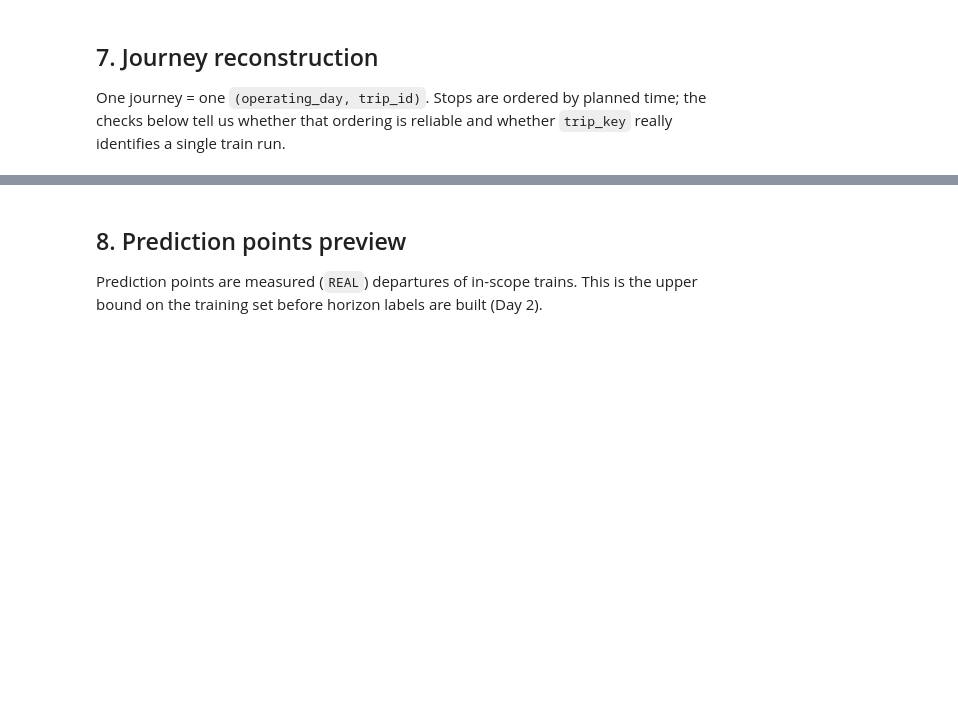
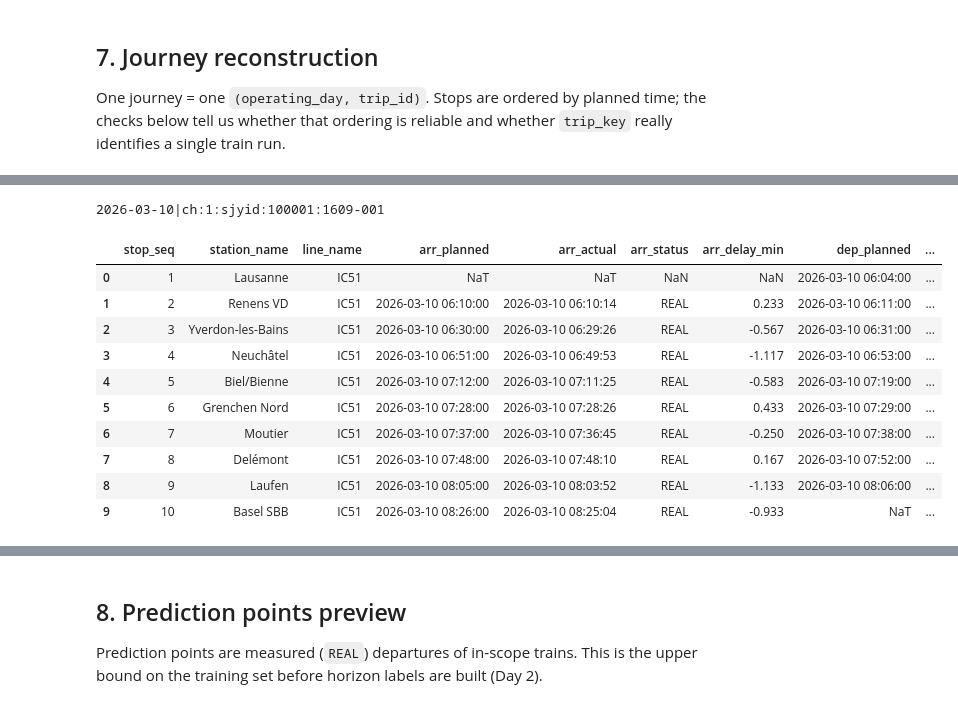
Before and after one commit to selim-ba/ml-train-delay, a Jupyter notebook: notebooks/01-data-quality.ipynb, the cells around one changed output, grey strips where cells are left out. Cells and saved outputs as stored; diff of their text form; code cells hidden in the pictures; blank space fills up the shorter version.

```diff
--- a/notebooks/01-data-quality.ipynb
+++ b/notebooks/01-data-quality.ipynb
@@ -371,15 +851,29 @@ fig.show()
 # %%
-# One example journey: a long IC run on a busy weekday
+# 7.6 One example journey: a long domestic IC run on a weekday
 example = q("""
 SELECT trip_key FROM journeys
-WHERE category = 'IC' AND is_swiss AND n_stops >= 10 AND operating_day = DATE '2026-03-10'
-GROUP BY trip_key ORDER BY trip_key LIMIT 1
+WHERE category = 'IC' AND n_stops >= 10 AND operating_day = DATE '2026-03-10'
+GROUP BY trip_key HAVING bool_and(is_swiss)   -- domestic run only
+ORDER BY trip_key LIMIT 1
 """)["trip_key"][0]
 trip = q(f"""
 SELECT stop_seq, station_name, line_name, arr_planned, arr_actual, arr_status, arr_delay_min,
        dep_planned, dep_actual, dep_status, dep_delay_min, is_cancelled
 FROM journeys WHERE trip_key = '{example}' ORDER BY stop_seq
 """)
 print(example)
 trip
+# %% [output]
+2026-03-10|ch:1:sjyid:100001:1609-001
+|  | stop_seq | station_name | line_name | arr_planned | arr_actual | arr_status | arr_delay_min | dep_planned | ... |
+| 0 | 1 | Lausanne | IC51 | NaT | NaT | NaN | NaN | 2026-03-10 06:04:00 | ... |
+| 1 | 2 | Renens VD | IC51 | 2026-03-10 06:10:00 | 2026-03-10 06:10:14 | REAL | 0.233 | 2026-03-10 06:11:00 | ... |
+| 2 | 3 | Yverdon-les-Bains | IC51 | 2026-03-10 06:30:00 | 2026-03-10 06:29:26 | REAL | -0.567 | 2026-03-10 06:31:00 | ... |
+| 3 | 4 | Neuchâtel | IC51 | 2026-03-10 06:51:00 | 2026-03-10 06:49:53 | REAL | -1.117 | 2026-03-10 06:53:00 | ... |
+| 4 | 5 | Biel/Bienne | IC51 | 2026-03-10 07:12:00 | 2026-03-10 07:11:25 | REAL | -0.583 | 2026-03-10 07:19:00 | ... |
+| 5 | 6 | Grenchen Nord | IC51 | 2026-03-10 07:28:00 | 2026-03-10 07:28:26 | REAL | 0.433 | 2026-03-10 07:29:00 | ... |
+| 6 | 7 | Moutier | IC51 | 2026-03-10 07:37:00 | 2026-03-10 07:36:45 | REAL | -0.250 | 2026-03-10 07:38:00 | ... |
+| 7 | 8 | Delémont | IC51 | 2026-03-10 07:48:00 | 2026-03-10 07:48:10 | REAL | 0.167 | 2026-03-10 07:52:00 | ... |
+| 8 | 9 | Laufen | IC51 | 2026-03-10 08:05:00 | 2026-03-10 08:03:52 | REAL | -1.133 | 2026-03-10 08:06:00 | ... |
+| 9 | 10 | Basel SBB | IC51 | 2026-03-10 08:26:00 | 2026-03-10 08:25:04 | REAL | -0.933 | NaT | ... |
 # %%
```
Also changed, not shown: parts of 62 cells of this notebook, 7 other files.
